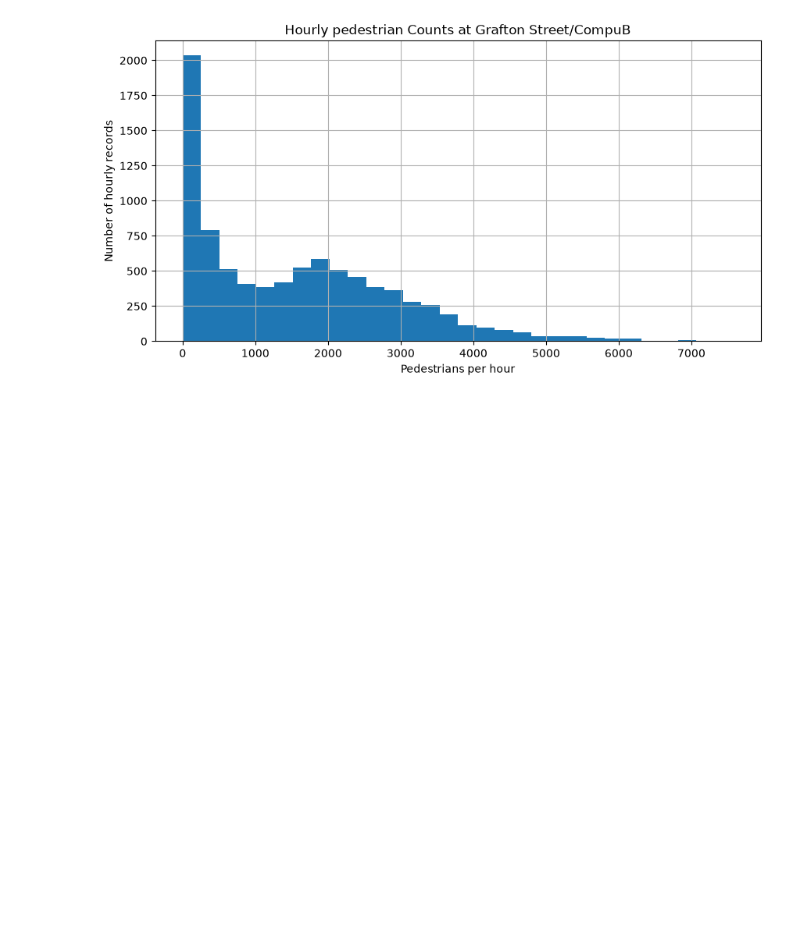
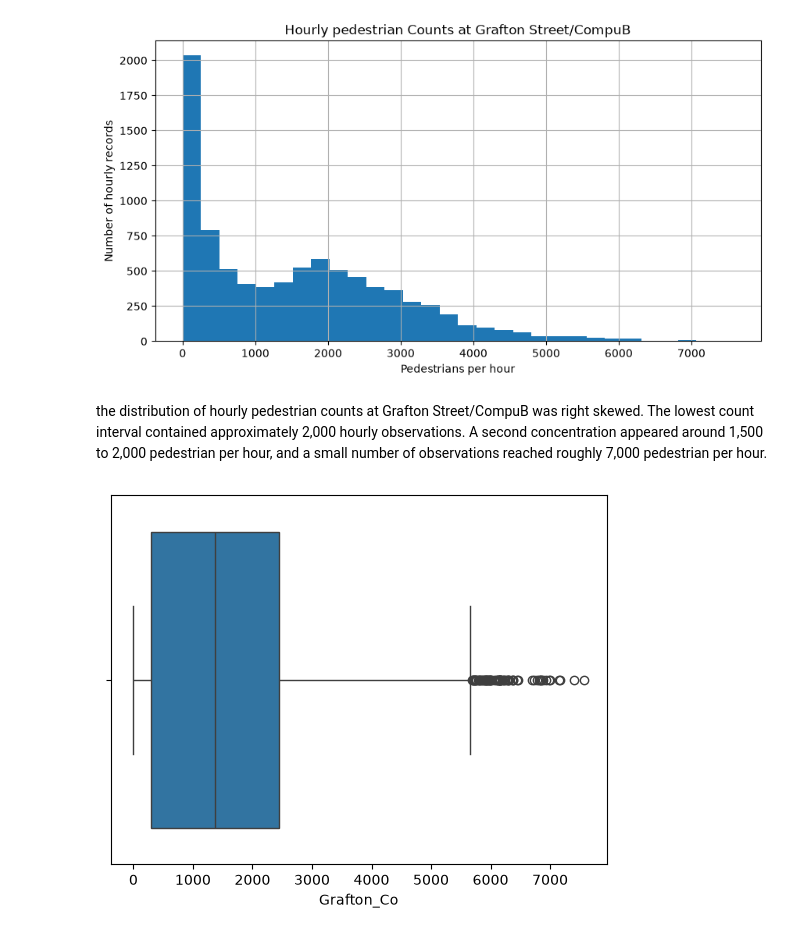
Before and after one commit to 2026491-max/Strategic---Thinking---sep-2026, a Jupyter notebook: Pedestrian Footfall.ipynb, the cells around one changed output. Cells and saved outputs as stored; diff of their text form; code cells hidden in the pictures; blank space fills up the shorter version.

```diff
--- a/Pedestrian Footfall.ipynb
+++ b/Pedestrian Footfall.ipynb
@@ -877,3 +877,10 @@ ax.set_ylabel("Number of hourly records")
 # %% [output]
 Text(0, 0.5, 'Number of hourly records')
 [figure]
+# %% [markdown]
+the distribution of hourly pedestrian counts at Grafton Street/CompuB was right skewed. The lowest count interval contained approximately 2,000 hourly observations. A second concentration appeared around 1,500 to 2,000 pedestrian per hour, and a small number of observations reached roughly 7,000 pedestrian per hour.
+# %%
+sns.boxplot(data=df_analysis, x="Grafton_Co")
+plt.show()
+# %% [output]
+[figure, added]
```
Also changed, not shown: parts of 11 cells of this notebook.
